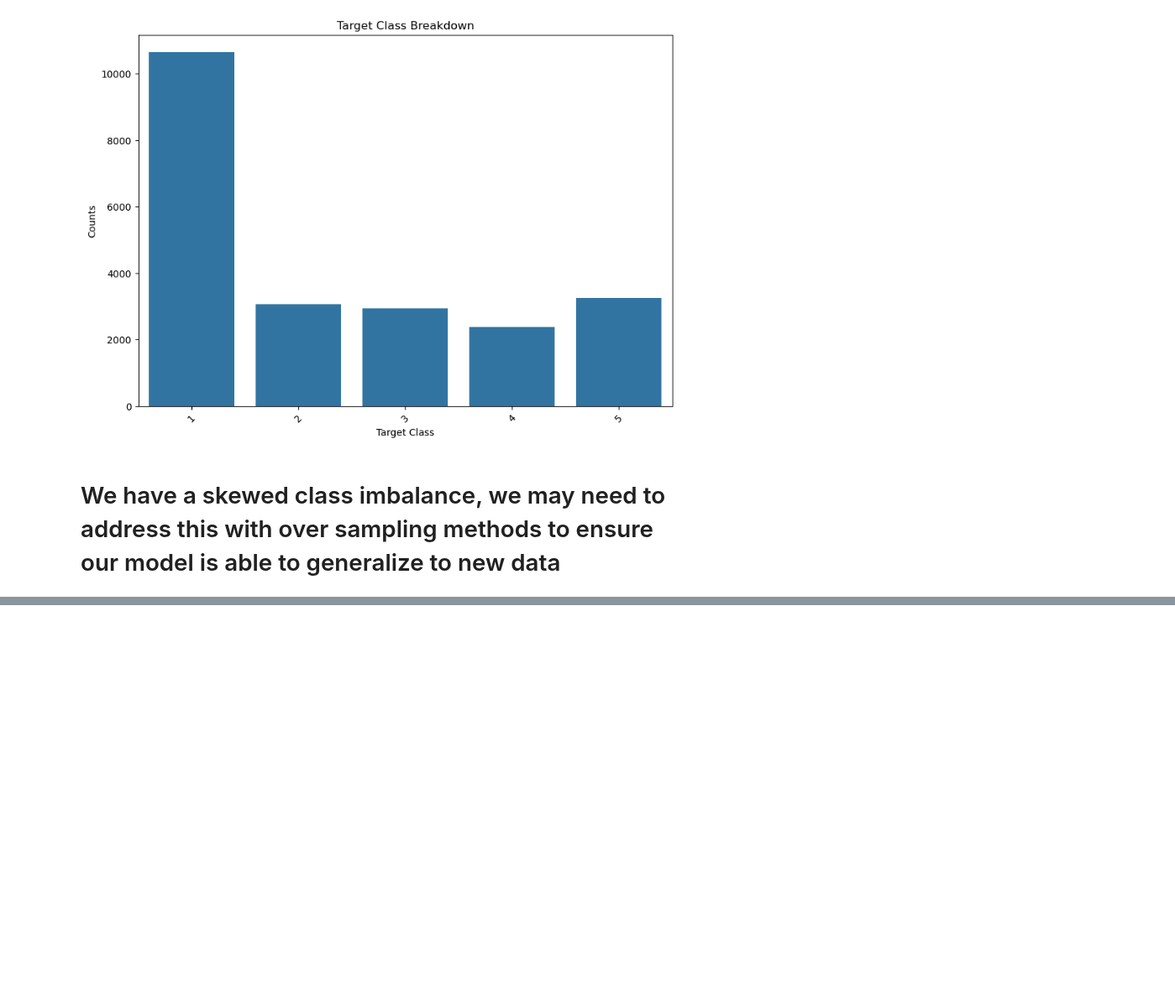
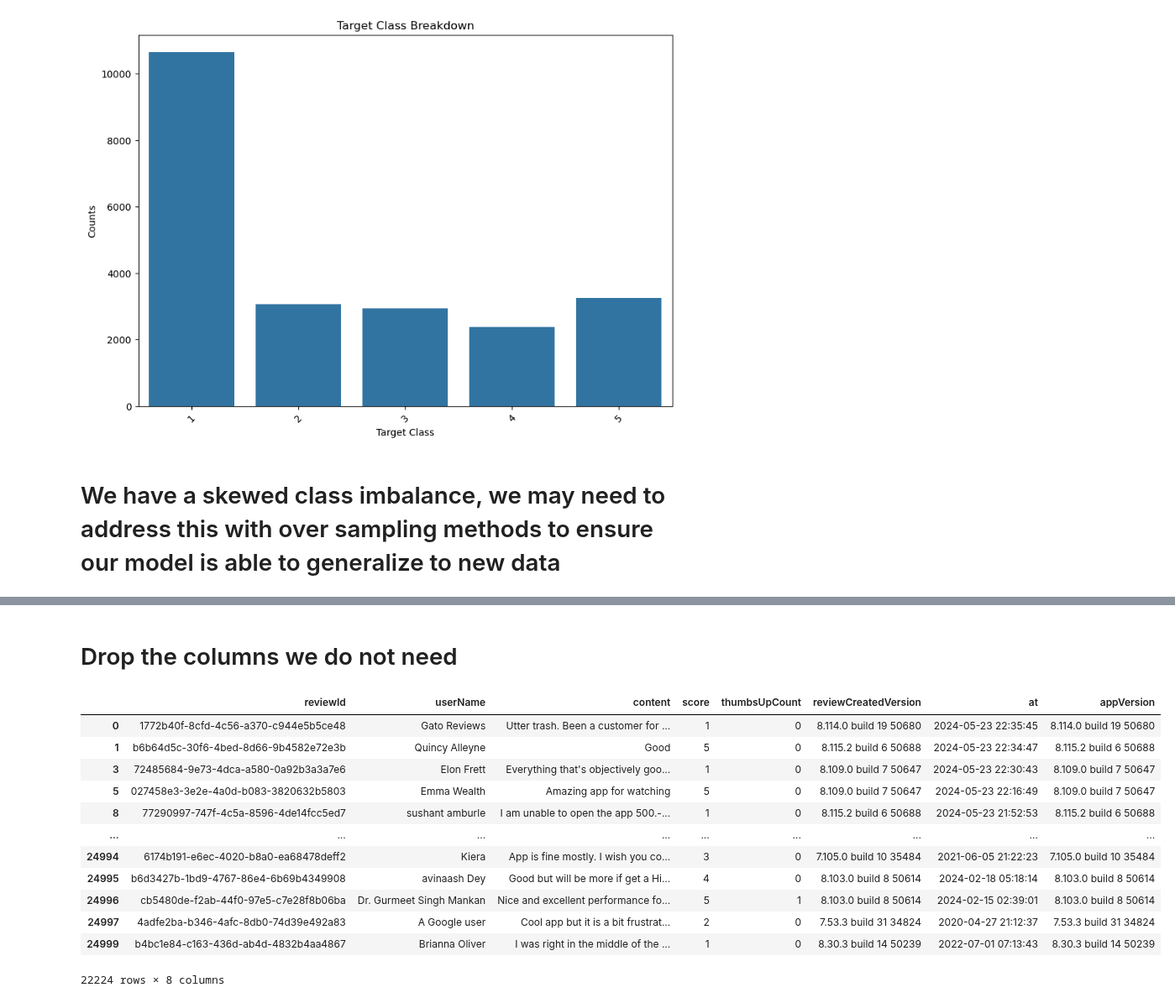
Before and after one commit to MaukanMir/Netflix-Sentiment-Analysis, a Jupyter notebook: training.ipynb, the cells around one changed output, grey strips where cells are left out. Shown at 84% size. Drawn from its saved outputs; the diff is of its cells as text; code cells hidden in the pictures; blank space fills up the shorter version.

```diff
--- a/training.ipynb
+++ b/training.ipynb
@@ -80,0 +93,18 @@ check_class_imbalance(df["score"])
+# %% [markdown]
+# Drop the columns we do not need
+# %%
+df
+# %% [output]
+|  | reviewId | userName | content | score | thumbsUpCount | reviewCreatedVersion | at | appVersion |
+| 0 | 1772b40f-8cfd-4c56-a370-c944e5b5ce48 | Gato Reviews | Utter trash. Been a customer for ... | 1 | 0 | 8.114.0 build 19 50680 | 2024-05-23 22:35:45 | 8.114.0 build 19 50680 |
+| 1 | b6b64d5c-30f6-4bed-8d66-9b4582e72e3b | Quincy Alleyne | Good | 5 | 0 | 8.115.2 build 6 50688 | 2024-05-23 22:34:47 | 8.115.2 build 6 50688 |
+| 3 | 72485684-9e73-4dca-a580-0a92b3a3a7e6 | Elon Frett | Everything that's objectively goo... | 1 | 0 | 8.109.0 build 7 50647 | 2024-05-23 22:30:43 | 8.109.0 build 7 50647 |
+| 5 | 027458e3-3e2e-4a0d-b083-3820632b5803 | Emma Wealth | Amazing app for watching | 5 | 0 | 8.109.0 build 7 50647 | 2024-05-23 22:16:49 | 8.109.0 build 7 50647 |
+| 8 | 77290997-747f-4c5a-8596-4de14fcc5ed7 | sushant amburle | I am unable to open the app 500.-... | 1 | 0 | 8.115.2 build 6 50688 | 2024-05-23 21:52:53 | 8.115.2 build 6 50688 |
+| ... | ... | ... | ... | ... | ... | ... | ... | ... |
+| 24994 | 6174b191-e6ec-4020-b8a0-ea68478deff2 | Kiera | App is fine mostly. I wish you co... | 3 | 0 | 7.105.0 build 10 35484 | 2021-06-05 21:22:23 | 7.105.0 build 10 35484 |
+| 24995 | b6d3427b-1bd9-4767-86e4-6b69b4349908 | avinaash Dey | Good but will be more if get a Hi... | 4 | 0 | 8.103.0 build 8 50614 | 2024-02-18 05:18:14 | 8.103.0 build 8 50614 |
+| 24996 | cb5480de-f2ab-44f0-97e5-c7e28f8b06ba | Dr. Gurmeet Singh Mankan | Nice and excellent performance fo... | 5 | 1 | 8.103.0 build 8 50614 | 2024-02-15 02:39:01 | 8.103.0 build 8 50614 |
+| 24997 | 4adfe2ba-b346-4afc-8db0-74d39e492a83 | A Google user | Cool app but it is a bit frustrat... | 2 | 0 | 7.53.3 build 31 34824 | 2020-04-27 21:12:37 | 7.53.3 build 31 34824 |
+| 24999 | b4bc1e84-c163-436d-ab4d-4832b4aa4867 | Brianna Oliver | I was right in the middle of the ... | 1 | 0 | 8.30.3 build 14 50239 | 2022-07-01 07:13:43 | 8.30.3 build 14 50239 |
+22224 rows × 8 columns
```
Also changed, not shown: parts of 1 cell of this notebook.
